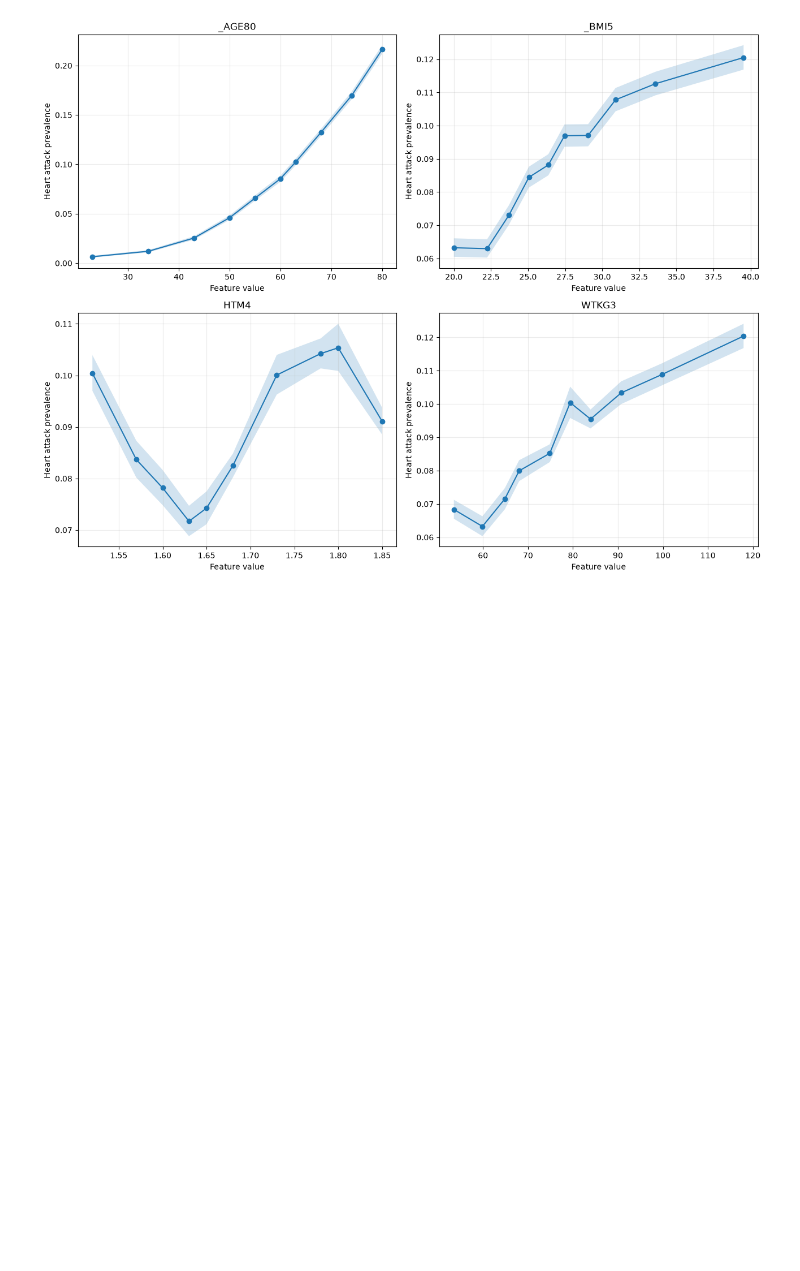
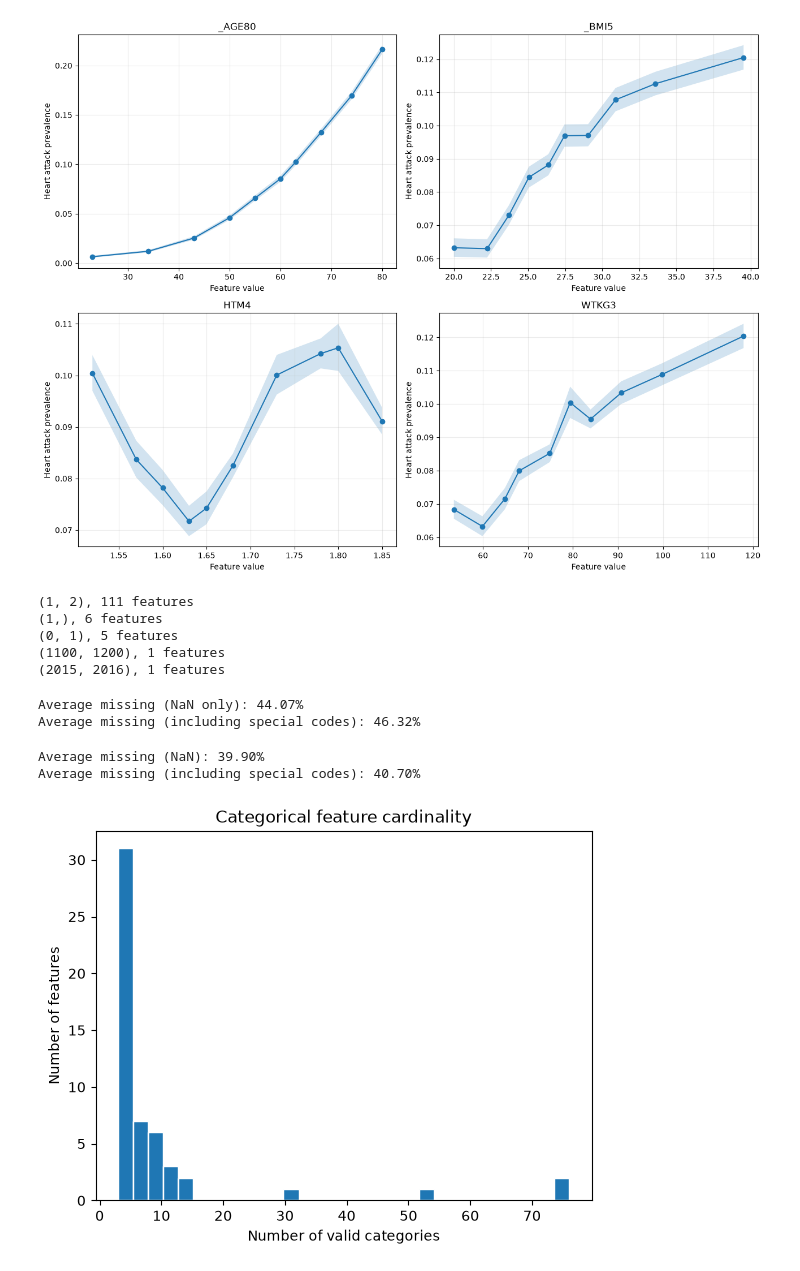
Before and after one commit to Florian-EPFL/project1_ml, a Jupyter notebook: feature_analysis.ipynb, the cells around one changed output. Cells and saved outputs as stored; diff of their text form; code cells hidden in the pictures; blank space fills up the shorter version.

```diff
--- a/feature_analysis.ipynb
+++ b/feature_analysis.ipynb
@@ -327,3 +290,59 @@ plt.tight_layout()
 plt.show()
 # %% [output]
 [figure]
+# %%
+idx = {f: i for i, f in enumerate(header_array)}
+valid_tuples = []
+
+for f in FEATURE_TYPE_GROUPS["binary"]:
+    x = x_train[:, idx[f]]
+    codes = [v for c in FEATURE_INFO[f]["nonresponse_codes"].values() for v in c]
+    valid_tuples.append(tuple(np.unique(x[~np.isnan(x) & ~np.isin(x, codes)])))
+
+for values, count in Counter(valid_tuples).most_common():
+    print(f"{str(tuple(int(v) for v in values))}, {count} features")
+# %% [output]
+(1, 2), 111 features
+(1,), 6 features
+(0, 1), 5 features
+(1100, 1200), 1 features
+(2015, 2016), 1 features
+# %%
+nan_rates, missing_rates = [], []
+
+for f in FEATURE_TYPE_GROUPS["binary"]:
+    x = x_train[:, idx[f]]
+    codes = [v for c in FEATURE_INFO[f]["nonresponse_codes"].values() for v in c]
+
+    nan_rates.append(np.isnan(x).mean())
+    missing_rates.append((np.isnan(x) | np.isin(x, codes)).mean())
+
+print(f"Average missing (NaN only): {np.mean(nan_rates):.2%}")
+print(f"Average missing (including special codes): {np.mean(missing_rates):.2%}")
+# %% [output]
+Average missing (NaN only): 44.07%
+Average missing (including special codes): 46.32%
+# %%
+n_categories, nan_rates, missing_rates = [], [], []
+
+for f in FEATURE_TYPE_GROUPS["categorical"]:
+    x = x_train[:, idx[f]]
+    codes = [v for c in FEATURE_INFO[f]["nonresponse_codes"].values() for v in c]
+    valid = np.unique(x[~np.isnan(x) & ~np.isin(x, codes)])
+
+    n_categories.append(len(valid))
+    nan_rates.append(np.isnan(x).mean())
+    missing_rates.append((np.isnan(x) | np.isin(x, codes)).mean())
+
+print(f"Average missing (NaN): {np.mean(nan_rates):.2%}")
+print(f"Average missing (including special codes): {np.mean(missing_rates):.2%}")
+
+plt.hist([n for n in n_categories if n <= 100], bins=30, edgecolor="white")
+plt.xlabel("Number of valid categories")
+plt.ylabel("Number of features")
+plt.title("Categorical feature cardinality")
+plt.show()
+# %% [output]
+Average missing (NaN): 39.90%
+Average missing (including special codes): 40.70%
+[figure, added]
```
Also changed, not shown: parts of 10 cells of this notebook, 2 other files.
